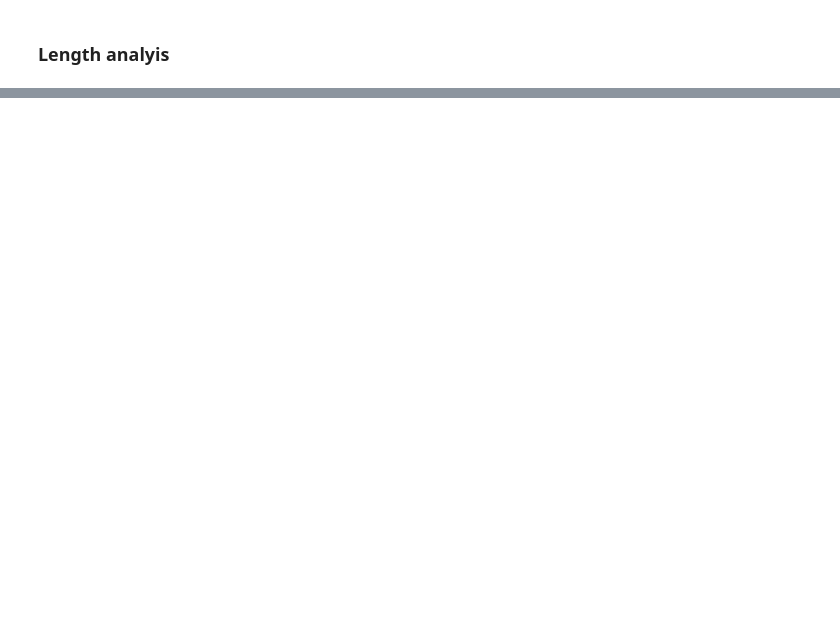
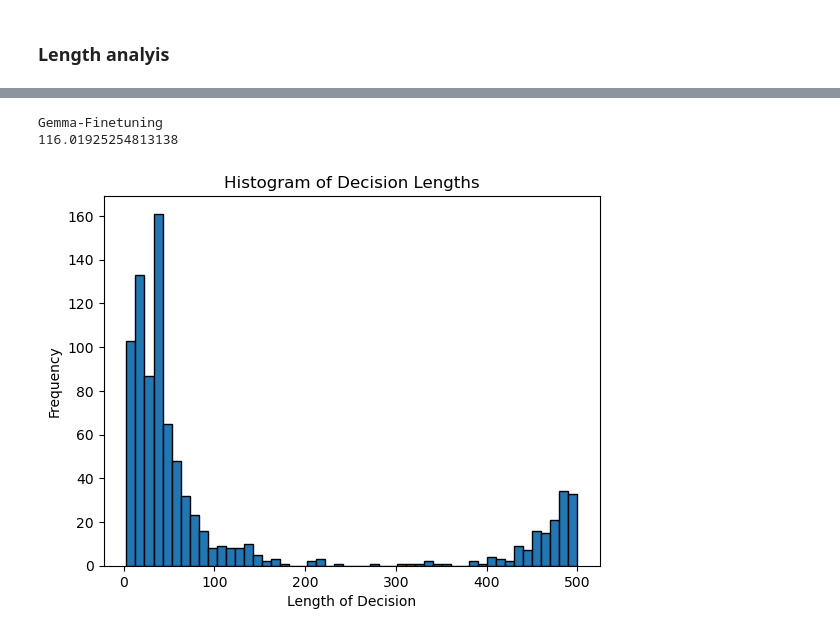
Before and after one commit to sa4s-serc/LLM4ADR, a Jupyter notebook: HumanEval/analysis/qualitative.ipynb, the cells around one changed output, grey strips where cells are left out. Cells and saved outputs as stored; diff of their text form; code cells hidden in the pictures; blank space fills up the shorter version.

```diff
--- a/HumanEval/analysis/qualitative.ipynb
+++ b/HumanEval/analysis/qualitative.ipynb
@@ -58,0 +125,9 @@ len(Decision[100])
+# %%
+data_Finetuning = pd.read_json(f'../../Finetuning/results/gemma-without-system.jsonl', lines=True)
+Prediction = data_Finetuning['Predictions'].tolist()
+print("Gemma-Finetuning")
+length(Prediction)
+# %% [output]
+Gemma-Finetuning
+116.01925254813138
+[figure, added]
```
Also changed, not shown: parts of 11 cells of this notebook, 1 other file.
